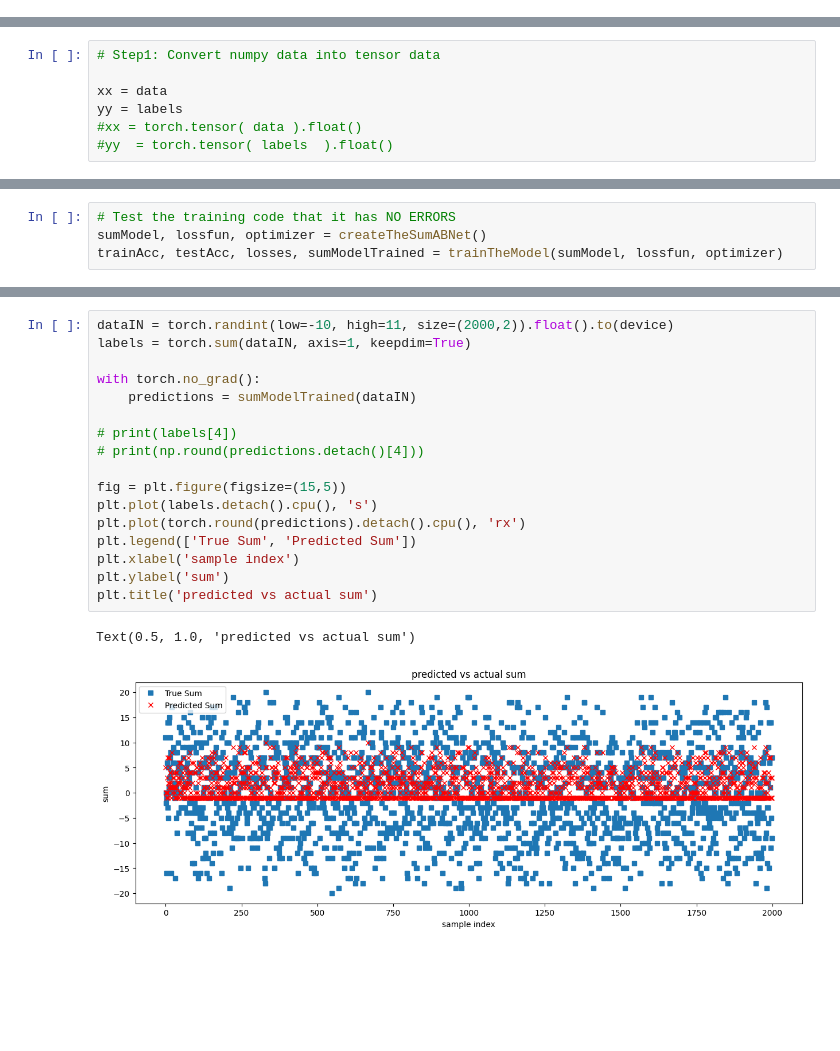
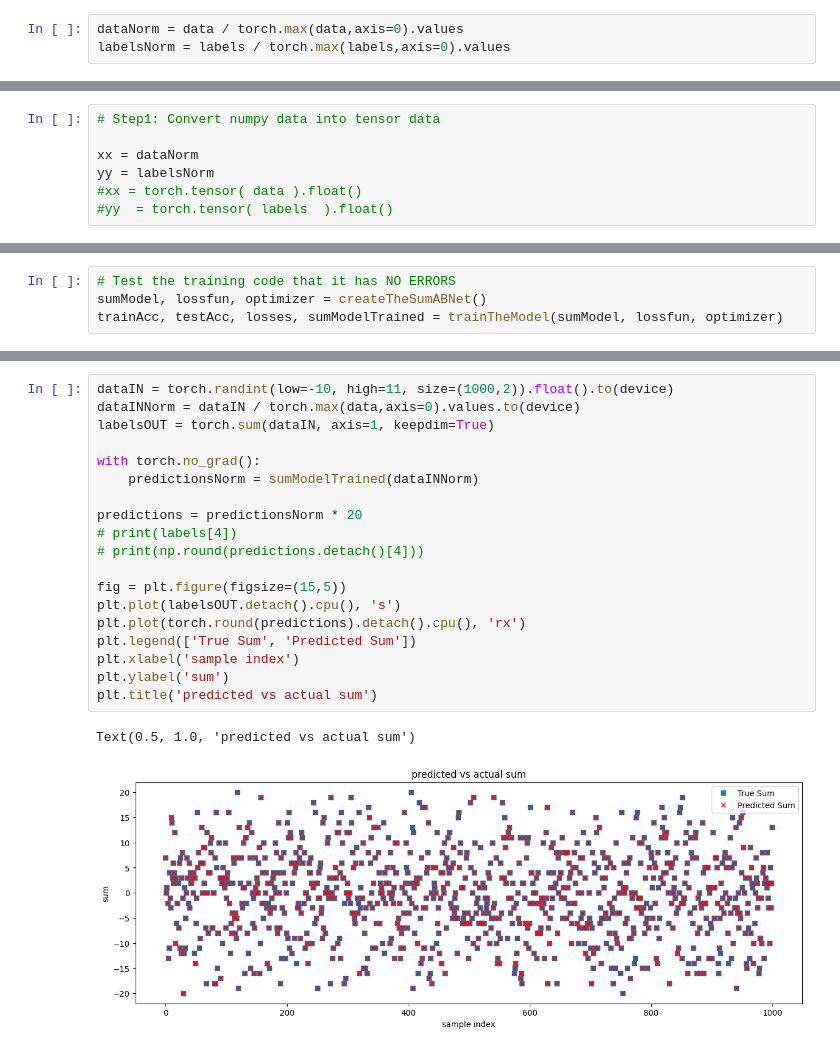
Before and after one commit to elmoghany/DL-ANN-PyTorch-Sum-Two-Numbers, a Jupyter notebook: sum-two-numbers-pytorch-jupyter.ipynb, the cells around one changed output, grey strips where cells are left out. Drawn from its saved outputs; the diff is of its cells as text; blank space fills up the shorter version.

```diff
--- a/sum-two-numbers-pytorch-jupyter.ipynb
+++ b/sum-two-numbers-pytorch-jupyter.ipynb
@@ -21,3 +18,6 @@ labels = torch.sum(data,axis=1, keepdim=True)
+# %%
+dataNorm = data / torch.max(data,axis=0).values
+labelsNorm = labels / torch.max(labels,axis=0).values
 # %%
 # Create the data
 #a = np.round(  np.linspace(-10,11,num=10000)  )
@@ -46,8 +46,8 @@ torch.Size([2000, 1])
 # %%
 # Step1: Convert numpy data into tensor data
 
-xx = data
-yy = labels
+xx = dataNorm
+yy = labelsNorm
 #xx = torch.tensor( data ).float()
 #yy  = torch.tensor( labels  ).float()
 # %%
@@ -222,20 +222,22 @@ plt.show()
 # %%
-dataIN = torch.randint(low=-10, high=11, size=(2000,2)).float().to(device)
-labels = torch.sum(dataIN, axis=1, keepdim=True)
+dataIN = torch.randint(low=-10, high=11, size=(1000,2)).float().to(device)
+dataINNorm = dataIN / torch.max(data,axis=0).values.to(device)
+labelsOUT = torch.sum(dataIN, axis=1, keepdim=True)
 
 with torch.no_grad():
-    predictions = sumModelTrained(dataIN)
+    predictionsNorm = sumModelTrained(dataINNorm)
 
+predictions = predictionsNorm * 20
 # print(labels[4])
 # print(np.round(predictions.detach()[4]))
 
 fig = plt.figure(figsize=(15,5))
-plt.plot(labels.detach().cpu(), 's')
+plt.plot(labelsOUT.detach().cpu(), 's')
 plt.plot(torch.round(predictions).detach().cpu(), 'rx')
 plt.legend(['True Sum', 'Predicted Sum'])
 plt.xlabel('sample index')
 plt.ylabel('sum')
 plt.title('predicted vs actual sum')
 # %% [output]
 Text(0.5, 1.0, 'predicted vs actual sum')
-[figure, old version]
+[figure, new version]
```
Also changed, not shown: parts of 3 cells of this notebook.
